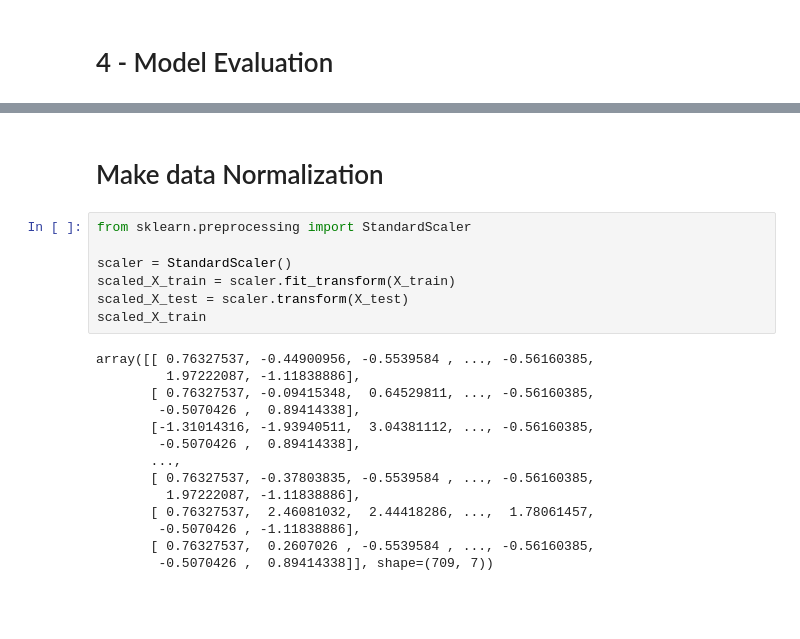
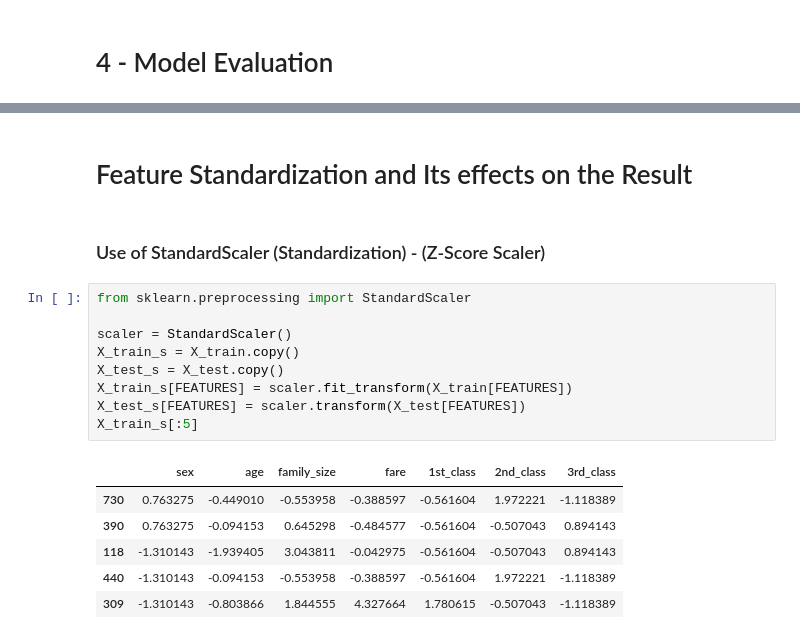
Before and after one commit to jayeshmanani/MLOps-Level3, a Jupyter notebook: week-1/titanic_survival_using_built-in_libs.ipynb, the cells around one changed output, grey strips where cells are left out. Drawn from its saved outputs; the diff is of its cells as text; blank space fills up the shorter version.

```diff
--- a/week-1/titanic_survival_using_built-in_libs.ipynb
+++ b/week-1/titanic_survival_using_built-in_libs.ipynb
@@ -132,25 +137,22 @@ plt.show()
 # %% [markdown]
-# Make data Normalization
+# Feature Standardization and Its effects on the Result
+# %% [markdown]
+### Use of StandardScaler (Standardization) - (Z-Score Scaler)
 # %%
 from sklearn.preprocessing import StandardScaler
 
 scaler = StandardScaler()
-scaled_X_train = scaler.fit_transform(X_train)
-scaled_X_test = scaler.transform(X_test)
-scaled_X_train
+X_train_s = X_train.copy()
+X_test_s = X_test.copy()
+X_train_s[FEATURES] = scaler.fit_transform(X_train[FEATURES])
+X_test_s[FEATURES] = scaler.transform(X_test[FEATURES])
+X_train_s[:5]
 # %% [output]
-array([[ 0.76327537, -0.44900956, -0.5539584 , ..., -0.56160385,
-         1.97222087, -1.11838886],
-       [ 0.76327537, -0.09415348,  0.64529811, ..., -0.56160385,
-        -0.5070426 ,  0.89414338],
-       [-1.31014316, -1.93940511,  3.04381112, ..., -0.56160385,
-        -0.5070426 ,  0.89414338],
-       ...,
-       [ 0.76327537, -0.37803835, -0.5539584 , ..., -0.56160385,
-         1.97222087, -1.11838886],
-       [ 0.76327537,  2.46081032,  2.44418286, ...,  1.78061457,
-        -0.5070426 , -1.11838886],
-       [ 0.76327537,  0.2607026 , -0.5539584 , ..., -0.56160385,
-        -0.5070426 ,  0.89414338]], shape=(709, 7))
+|  | sex | age | family_size | fare | 1st_class | 2nd_class | 3rd_class |
+| 730 | 0.763275 | -0.449010 | -0.553958 | -0.388597 | -0.561604 | 1.972221 | -1.118389 |
+| 390 | 0.763275 | -0.094153 | 0.645298 | -0.484577 | -0.561604 | -0.507043 | 0.894143 |
+| 118 | -1.310143 | -1.939405 | 3.043811 | -0.042975 | -0.561604 | -0.507043 | 0.894143 |
+| 440 | -1.310143 | -0.094153 | -0.553958 | -0.388597 | -0.561604 | 1.972221 | -1.118389 |
+| 309 | -1.310143 | -0.803866 | 1.844555 | 4.327664 | 1.780615 | -0.507043 | -1.118389 |
 # %%
 reg_model = LogisticRegression(max_iter=1000, random_state=0)
```
Also changed, not shown: parts of 8 cells of this notebook, 1 other file.
